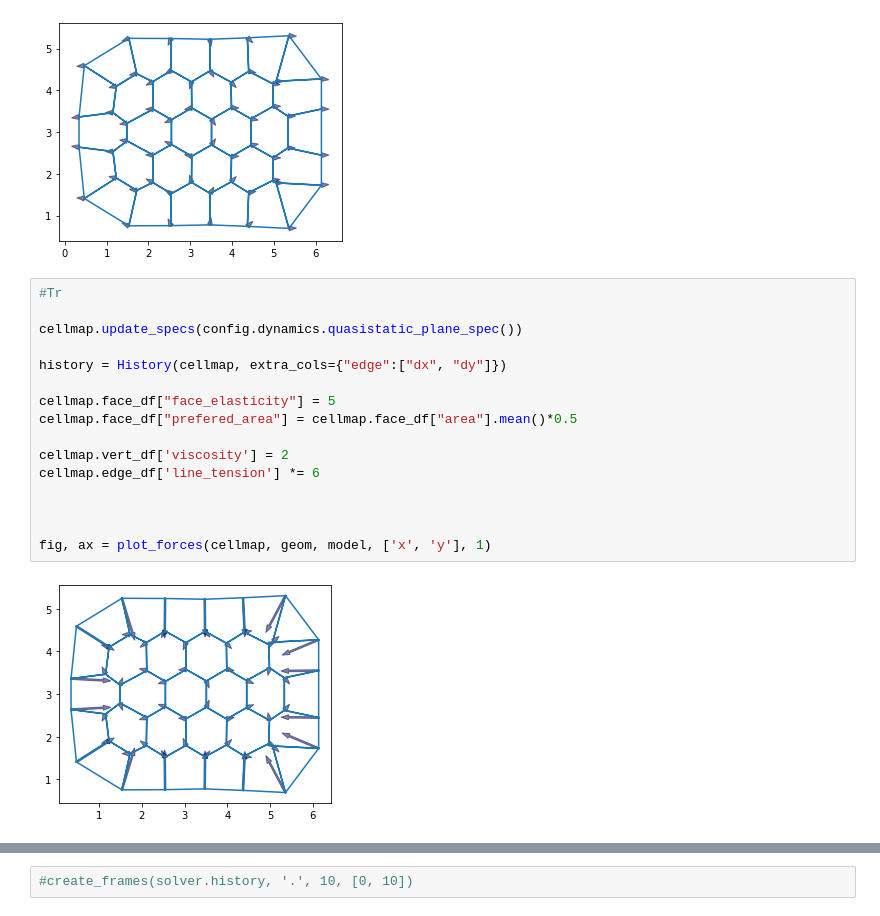
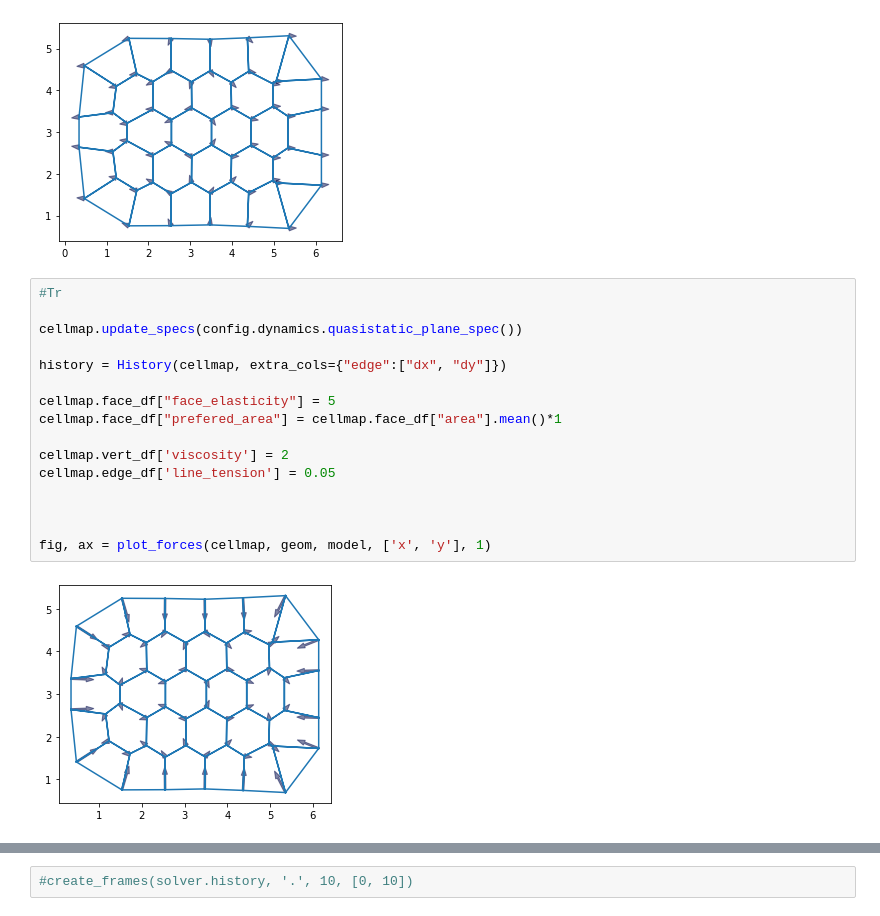
Before and after one commit to vlachina/LymphNode, a Jupyter notebook: lymphNode.ipynb, the cells around one changed output, grey strips where cells are left out. Drawn from its saved outputs; the diff is of its cells as text.

```diff
--- a/lymphNode.ipynb
+++ b/lymphNode.ipynb
@@ -135,18 +135,18 @@ fig, ax = plot_forces(cellmap, geom, model, ['x', 'y'], 1)
 # %%
 #Tr
 
 cellmap.update_specs(config.dynamics.quasistatic_plane_spec())
 
 history = History(cellmap, extra_cols={"edge":["dx", "dy"]})
 
 cellmap.face_df["face_elasticity"] = 5
-cellmap.face_df["prefered_area"] = cellmap.face_df["area"].mean()*0.5
+cellmap.face_df["prefered_area"] = cellmap.face_df["area"].mean()*1
 
 cellmap.vert_df['viscosity'] = 2
-cellmap.edge_df['line_tension'] *= 6
+cellmap.edge_df['line_tension'] = 0.05
 
 
 
 fig, ax = plot_forces(cellmap, geom, model, ['x', 'y'], 1)
 # %% [output]
-[figure, old version]
+[figure, new version]
```
Also changed, not shown: parts of 1 cell of this notebook.
